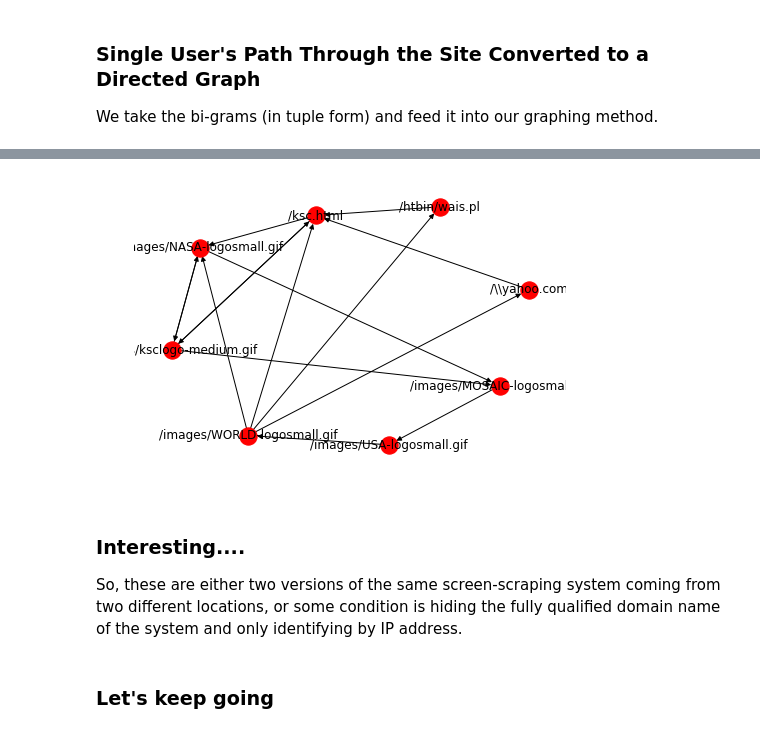
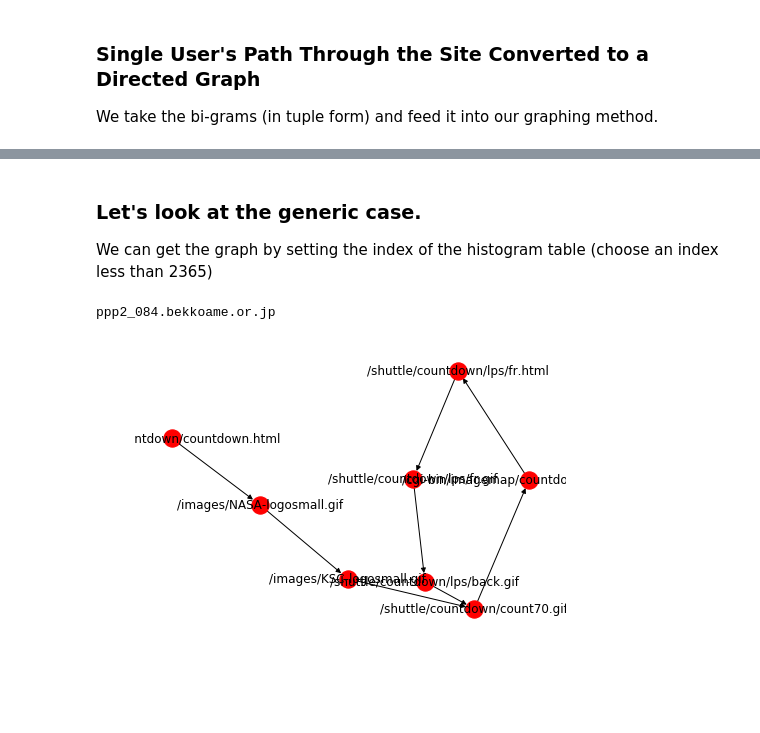
Before and after one commit to robertwatkins/playground-robert, a Jupyter notebook: Python/Jupyter/apache/ApacheNGram.ipynb, the cells around one changed output, grey strips where cells are left out. Drawn from its saved outputs; the diff is of its cells as text; code cells hidden in the pictures; blank space fills up the shorter version.

```diff
--- a/Python/Jupyter/apache/ApacheNGram.ipynb
+++ b/Python/Jupyter/apache/ApacheNGram.ipynb
@@ -120,9 +119,25 @@ nx.draw(second_most_active_user_graph, fixed_node_positions, arrows=True, with_l
-# %%
-nx.draw(most_active_user_graph,fixed_node_positions, arrows=True, with_labels=True)
-# %% [output]
-[figure, removed]
-# %% [markdown]
-### Interesting....
-So, these are either two versions of the same screen-scraping system coming from two different locations, or some condition is hiding the fully qualified domain name of the system and only identifying by IP address.
-# %% [markdown]
-### Let's keep going
+# %% [markdown]
+### Let's look at the generic case.
+We can get the graph by setting the index of the histogram table (choose an index less than 2365)
+# %%
+index_to_graph = 1000
+
+visitor_addresses = apache_log_data.host
+histogram_visitor_address = visitor_addresses.value_counts()
+visitor_address = histogram_visitor_address.index[index_to_graph]
+print(visitor_address)
+
+#get just the entries from the second most active user
+nth_most_active_user_logs = apache_log_data.loc[apache_log_data['host'] == visitor_address]
+#get a list of just the URLs for that user
+nth_most_active_user_path = nth_most_active_user_logs['url']
+
+#create bi-gram for graph
+nth_most_active_user_path_bi_gram = list(find_ngrams(nth_most_active_user_path,2))
+#generate graph with persistent node locations
+nth_most_active_user_graph = nx.DiGraph()
+nth_most_active_user_graph.add_edges_from(nth_most_active_user_path_bi_gram)
+nx.draw(nth_most_active_user_graph,  arrows=True, with_labels=True)
+# %% [output]
+ppp2_084.bekkoame.or.jp
+[figure, added]
```
Also changed, not shown: parts of 5 cells of this notebook.
